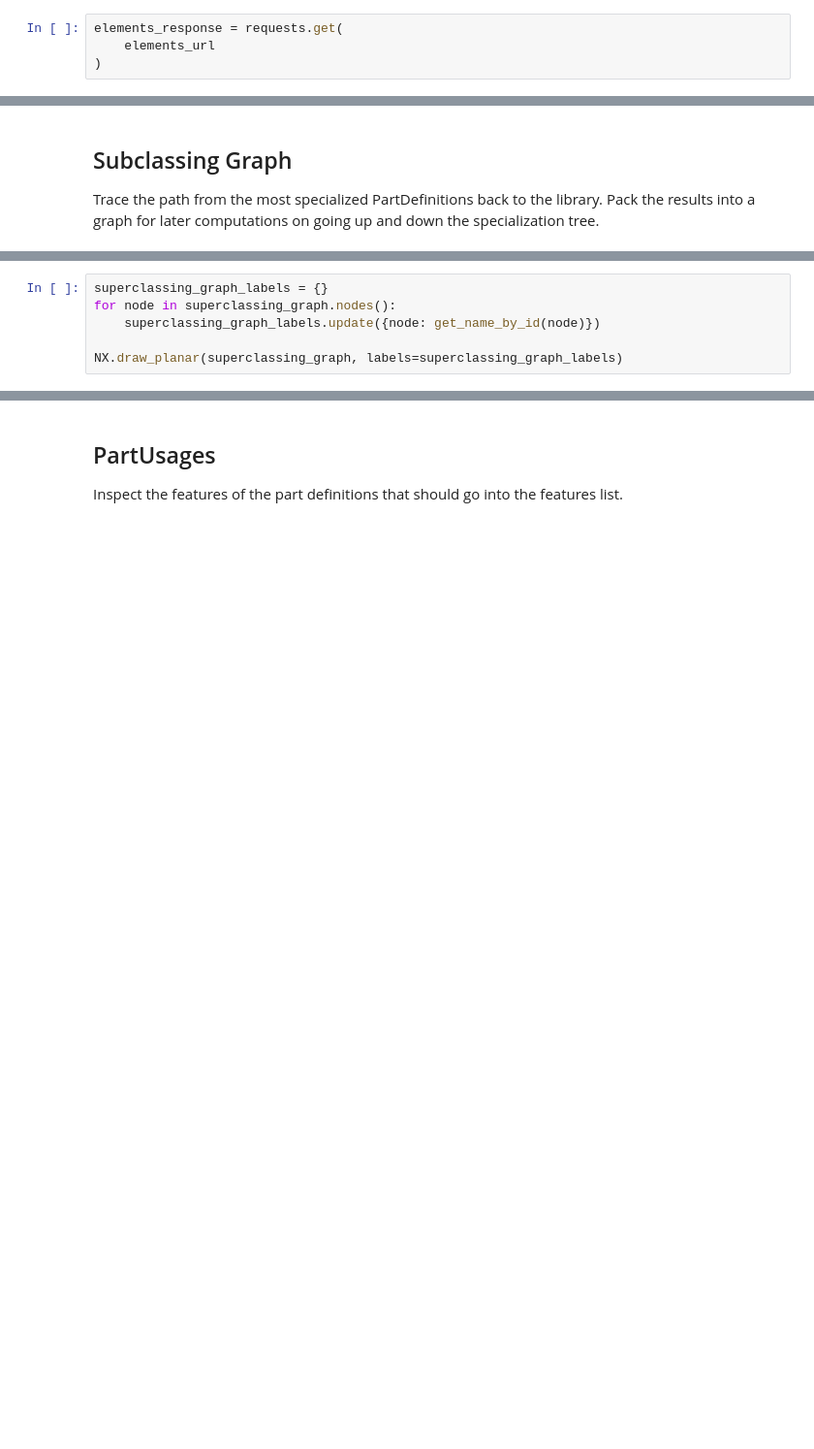
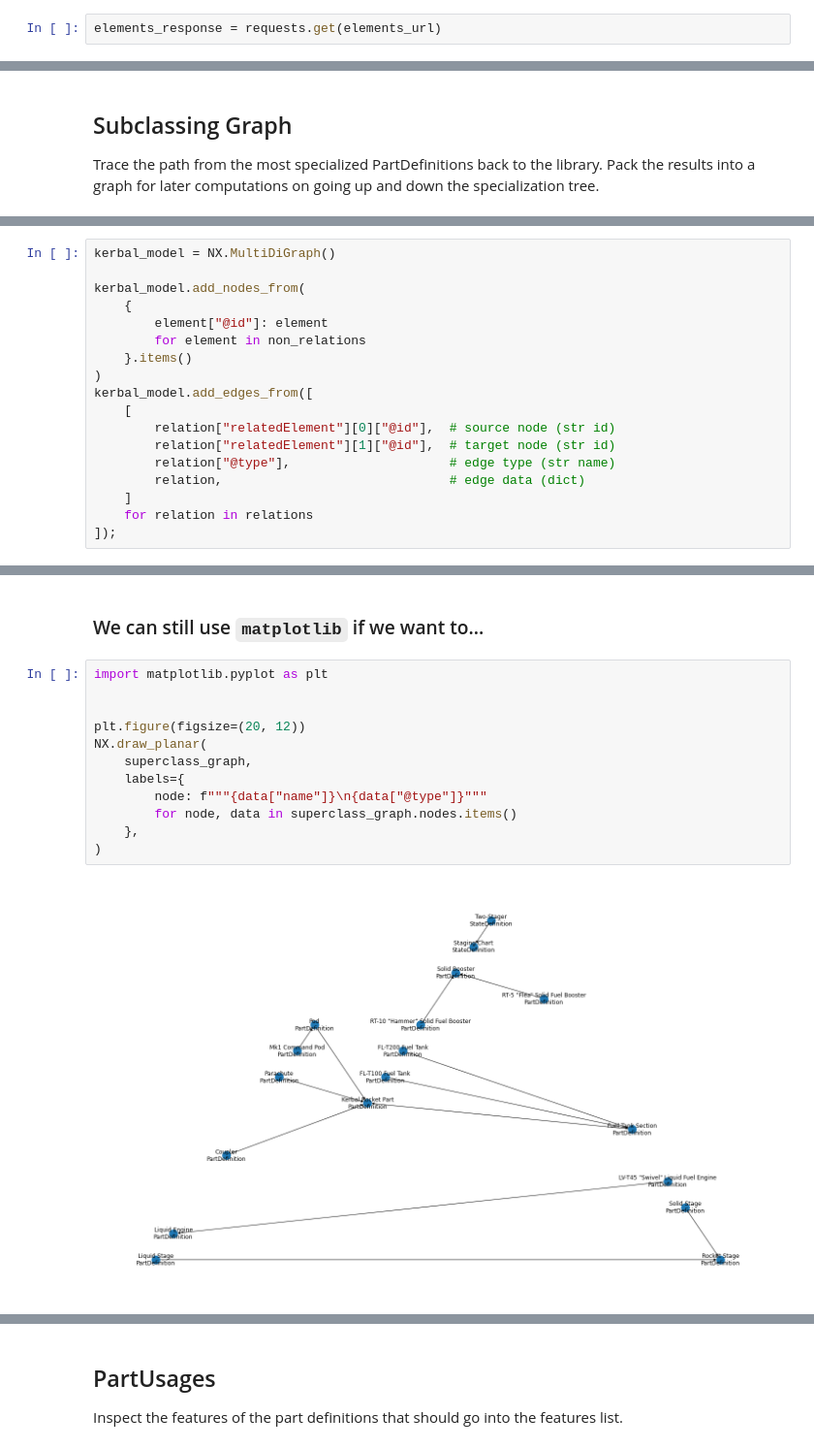
Before and after one commit to bjorncole/pyMBE, a Jupyter notebook: notebooks/Kerbal Model.ipynb, the cells around one changed output, grey strips where cells are left out. Shown at 97% size. Saved outputs shown, nothing was run; the diff lists cells and outputs as text; blank space fills up the shorter version.

Commit message:
Added anaconda-project and started updating the Kerbal Model notebook

```diff
--- a/notebooks/Kerbal Model.ipynb
+++ b/notebooks/Kerbal Model.ipynb
@@ -111,4 +128,2 @@ elements_url
 # %%
-elements_response = requests.get(
-    elements_url
-)
+elements_response = requests.get(elements_url)
@@ -243,6 +250,0 @@ Draw the superclassing graph.
-# %%
-superclassing_graph_labels = {}
-for node in superclassing_graph.nodes():
-    superclassing_graph_labels.update({node: get_name_by_id(node)})
-
-NX.draw_planar(superclassing_graph, labels=superclassing_graph_labels)
@@ -250,0 +283,18 @@ NX.draw_planar(superclassing_graph, labels=superclassing_graph_labels)
+# %%
+kerbal_model = NX.MultiDiGraph()
+
+kerbal_model.add_nodes_from(
+    {
+        element["@id"]: element
+        for element in non_relations
+    }.items()
+)
+kerbal_model.add_edges_from([
+    [
+        relation["relatedElement"][0]["@id"],  # source node (str id)
+        relation["relatedElement"][1]["@id"],  # target node (str id)
+        relation["@type"],                     # edge type (str name)
+        relation,                              # edge data (dict)
+    ]
+    for relation in relations
+]);
@@ -250,0 +401,16 @@ NX.draw_planar(superclassing_graph, labels=superclassing_graph_labels)
+# %% [markdown]
+### We can still use `matplotlib` if we want to...
+# %%
+import matplotlib.pyplot as plt
+
+
+plt.figure(figsize=(20, 12))
+NX.draw_planar(
+    superclass_graph,
+    labels={
+        node: f"""{data["name"]}\n{data["@type"]}"""
+        for node, data in superclass_graph.nodes.items()
+    },
+)
+# %% [output]
+[figure, added]
```
Also changed, not shown: parts of 93 cells of this notebook, 3 other files.
